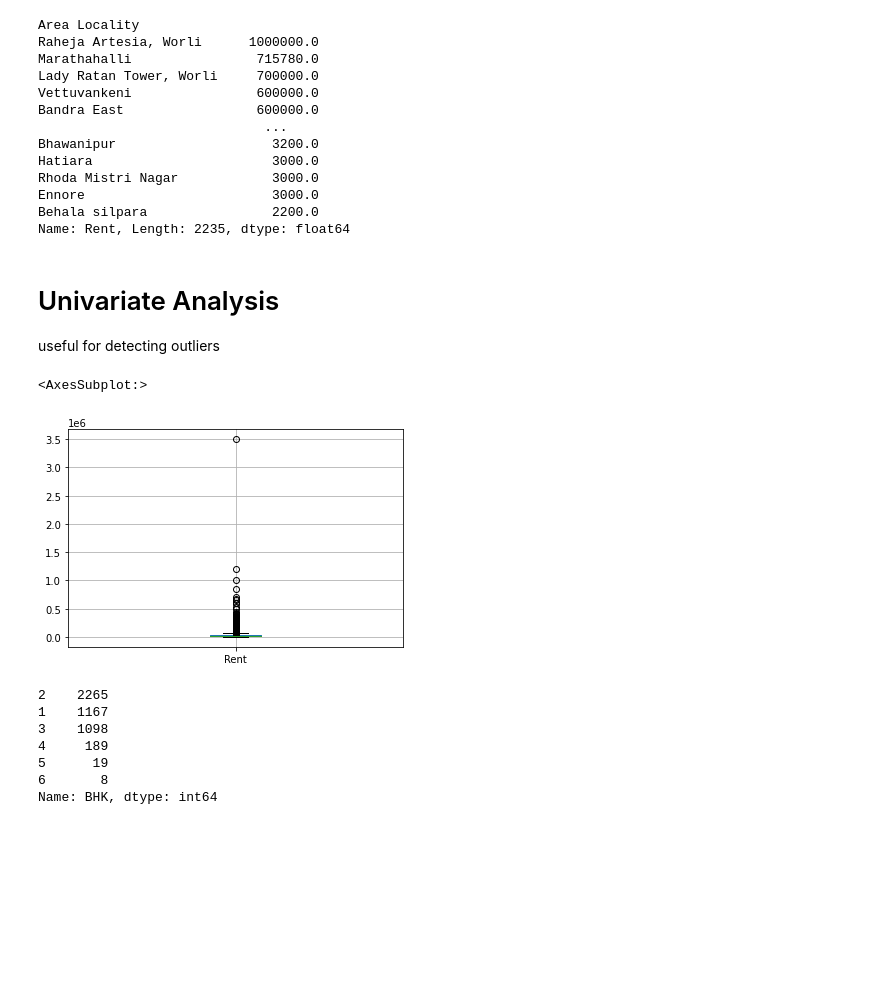
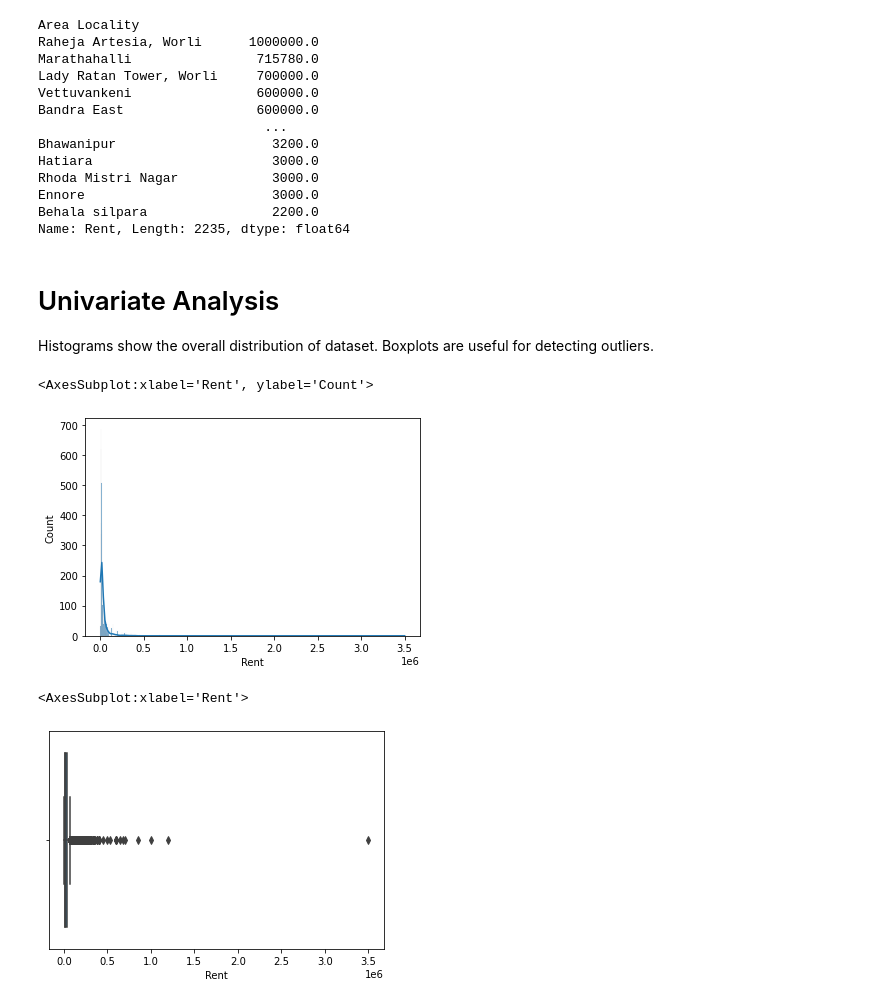
Before and after one commit to silvererudite/30-for-30-ml-projects, a Jupyter notebook: visualizations/house-rent-in-depth-eda.ipynb, the cells around one changed output. Saved outputs shown, nothing was run; the diff lists cells and outputs as text; code cells hidden in the pictures; blank space fills up the shorter version.

Commit message:
house-rent in depth eda | uni and bivariate analysis

```diff
--- a/visualizations/house-rent-in-depth-eda.ipynb
+++ b/visualizations/house-rent-in-depth-eda.ipynb
@@ -124,19 +124,14 @@ Behala silpara                2200.0
 Name: Rent, Length: 2235, dtype: float64
 # %% [markdown]
 # Univariate Analysis
-useful for detecting outliers
+Histograms show the overall distribution of dataset. Boxplots are useful for detecting outliers.
-# %%
-df.boxplot(column=['Rent'])
-# %% [output]
-<AxesSubplot:>
-[figure, removed]
-# %%
-df['BHK'].value_counts()
-# %% [output]
-2    2265
-1    1167
-3    1098
-4     189
-5      19
-6       8
-Name: BHK, dtype: int64
+# %%
+sns.histplot(data=df, x="Rent", kde=True)
+# %% [output]
+<AxesSubplot:xlabel='Rent', ylabel='Count'>
+[figure, added]
+# %%
+sns.boxplot(df['Rent'], data=df)
+# %% [output]
+<AxesSubplot:xlabel='Rent'>
+[figure, added]
```
Also changed, not shown: parts of 5 cells of this notebook.
